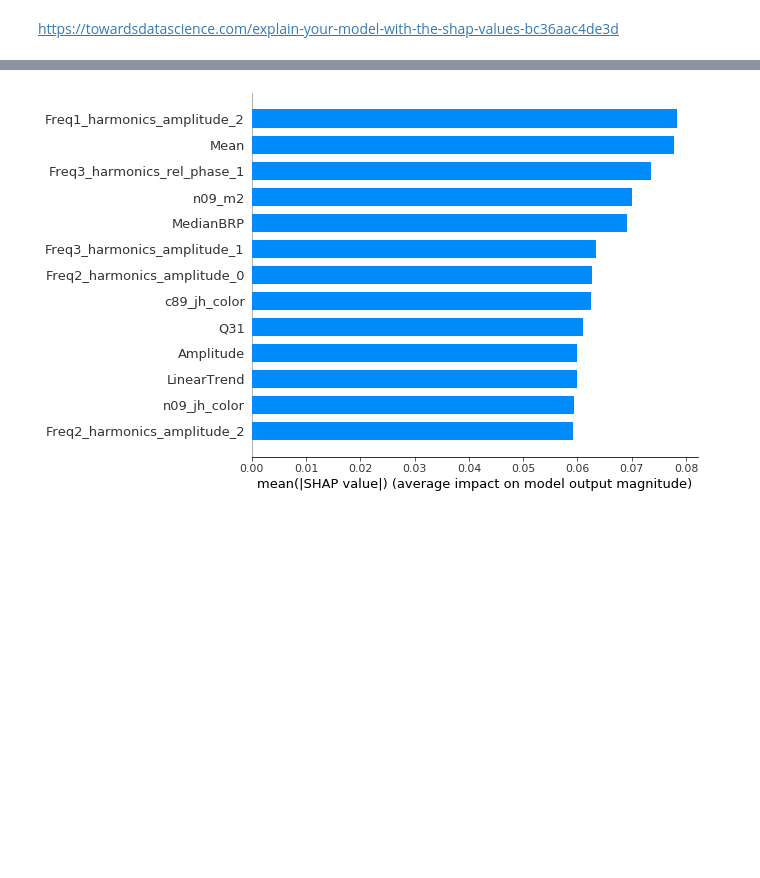
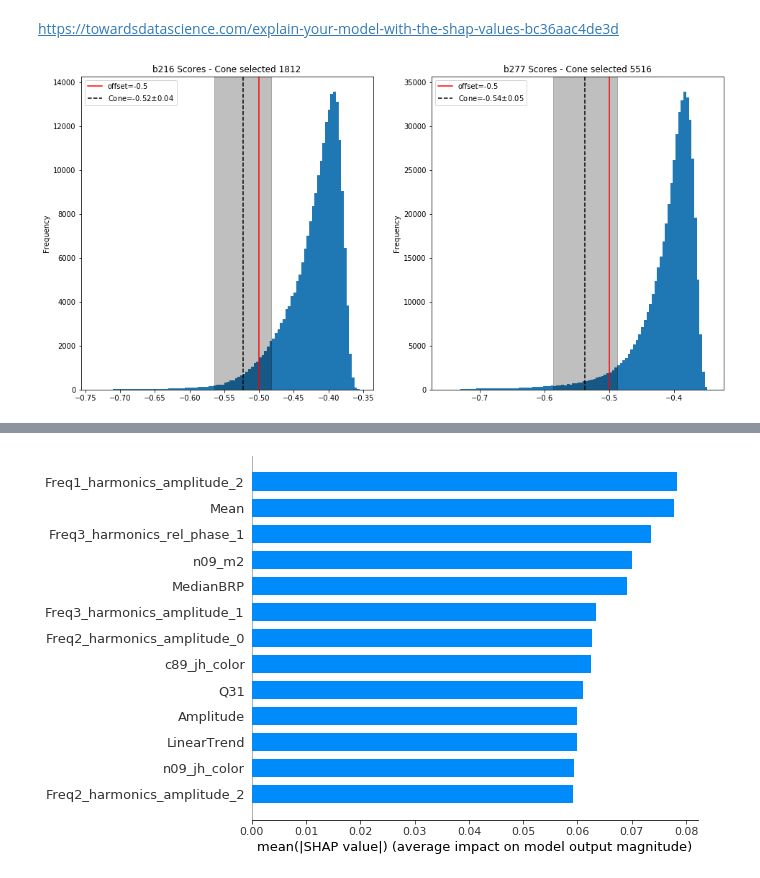
Before and after one commit to leliel12/blazars2, a Jupyter notebook: 01_analysis.ipynb, the cells around one changed output, grey strips where cells are left out. Saved outputs shown, nothing was run; the diff lists cells and outputs as text; code cells hidden in the pictures; blank space fills up the shorter version.

```diff
--- a/01_analysis.ipynb
+++ b/01_analysis.ipynb
@@ -45,9 +46,7 @@ FEATURES = [
 MIN_SAMPLES = len(FEATURES) * 2
 # %%
 %%time
-
-datas = {
-    "b216": joblib.load("_data/blz_b216_3849_scaled.pkl.bz2"),
-    "b277": joblib.load("_data/blz_b277_3041_scaled.pkl.bz2")
-}
+datas = Bunch(
+    b216=joblib.load("_data/blz_b216_3849_scaled.pkl.bz2"),
+    b277=joblib.load("_data/blz_b277_3041_scaled.pkl.bz2"))
 # %% [output]
@@ -62,3 +69,11 @@ Wall time: 38.7 s
+# %%
+trees = Bunch(**trees)
+results = Bunch(**results)
+shaps = Bunch(**shaps)
+# %%
+for tname, tile in datas.items():
+    clf = trees[tname]
+    tile["score"] = clf.score_samples(tile[FEATURES].values)
 # %%
 from collections import Counter
 
@@ -72,0 +124,23 @@ https://towardsdatascience.com/explain-your-model-with-the-shap-values-bc36aac4d
+# %%
+cones = Bunch(**{k: df[df.score <= -0.5] for k, df in cones.items()})
+# %%
+def plot_hist(tn, ax):
+    tile, clf, cone = datas[tn], trees[tn], cones[tn]
+    tile.score.plot.hist(ax=ax, label="_nolabel_", bins=100)
+    ax.axvline(clf.offset_, color="r", label=f"offset={clf.offset_}")
+
+    cmean, std = cone.score.median(), cone.score.std()
+
+    ax.axvline(cmean, label=f"Cone={cmean:.2f}$\pm${std:.2f}", c="k", ls="--")
+    ax.axvspan(cmean - std, cmean + std, alpha=0.25, color='k')#
+
+    ax.set_title(f"{tn} Scores - Cone selected {len(cone)}")
+    ax.legend()
+
+
+fig, axes = plt.subplots(1, 2, figsize=(16, 8))
+
+plot_hist("b216", axes[0])
+plot_hist("b277", axes[1])
+# %% [output]
+[figure, added]
```
Also changed, not shown: parts of 7 cells of this notebook, 1 other file.
